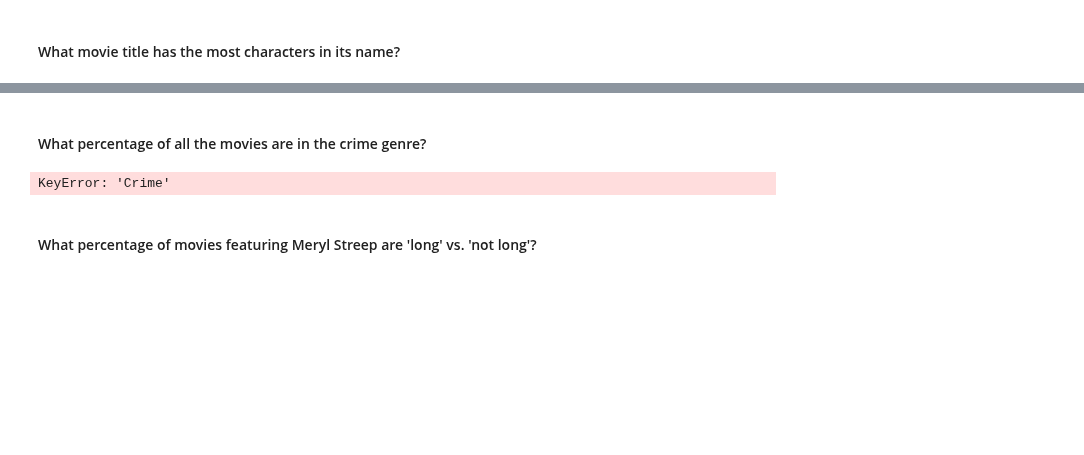
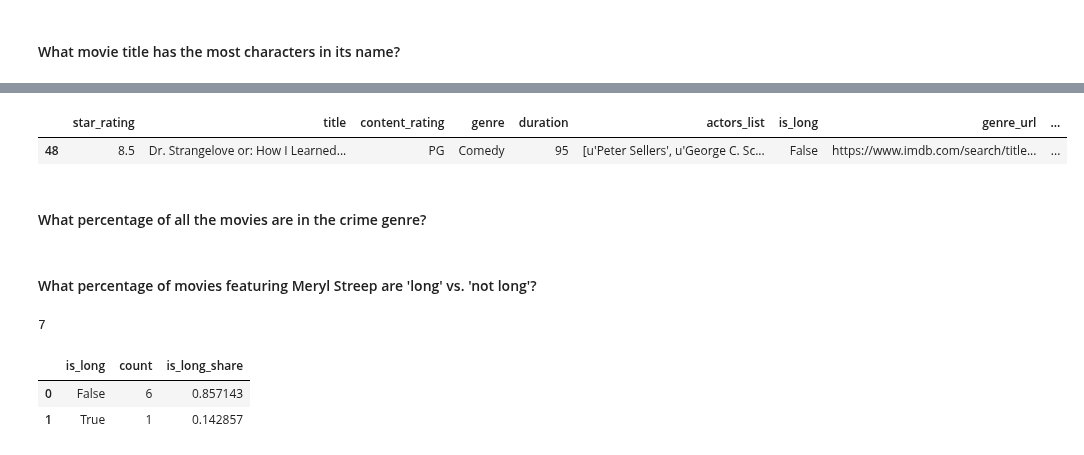
Before and after one commit to stiles/usc, a Jupyter notebook: students/zeranxu/07_movie_challenge-demo.ipynb, the cells around one changed output, grey strips where cells are left out. Drawn from its saved outputs; the diff is of its cells as text; code cells hidden in the pictures; blank space fills up the shorter version.

```diff
--- a/students/zeranxu/07_movie_challenge-demo.ipynb
+++ b/students/zeranxu/07_movie_challenge-demo.ipynb
@@ -312,8 +320,11 @@ movies_df[movies_df["title"].str.len() == movies_df["title"].str.len().max()]
+# %%
+movies_df.sort_values("title_length", ascending=False).head(1)
+# %% [output]
+|  | star_rating | title | content_rating | genre | duration | actors_list | is_long | genre_url | ... |
+| 48 | 8.5 | Dr. Strangelove or: How I Learned... | PG | Comedy | 95 | [u'Peter Sellers', u'George C. Sc... | False | https://www.imdb.com/search/title... | ... |
 # %% [markdown]
 #### What percentage of all the movies are in the crime genre?
 # %%
-movies_df['genre'] = movies_df['gen'] / movies_df['Crime'].sum()
+movies_df.genre.value_counts(normalize=True) * 100
-# %% [output]
-KeyError: 'Crime'
 # %% [markdown]
 #### What percentage of movies featuring Meryl Streep are 'long' vs. 'not long'?
@@ -319,0 +339,10 @@ KeyError: 'Crime'
+# %%
+meryl_streep["count"].sum()
+# %% [output]
+7
+# %%
+meryl_streep
+# %% [output]
+|  | is_long | count | is_long_share |
+| 0 | False | 6 | 0.857143 |
+| 1 | True | 1 | 0.142857 |
```
Also changed, not shown: parts of 11 cells of this notebook.
